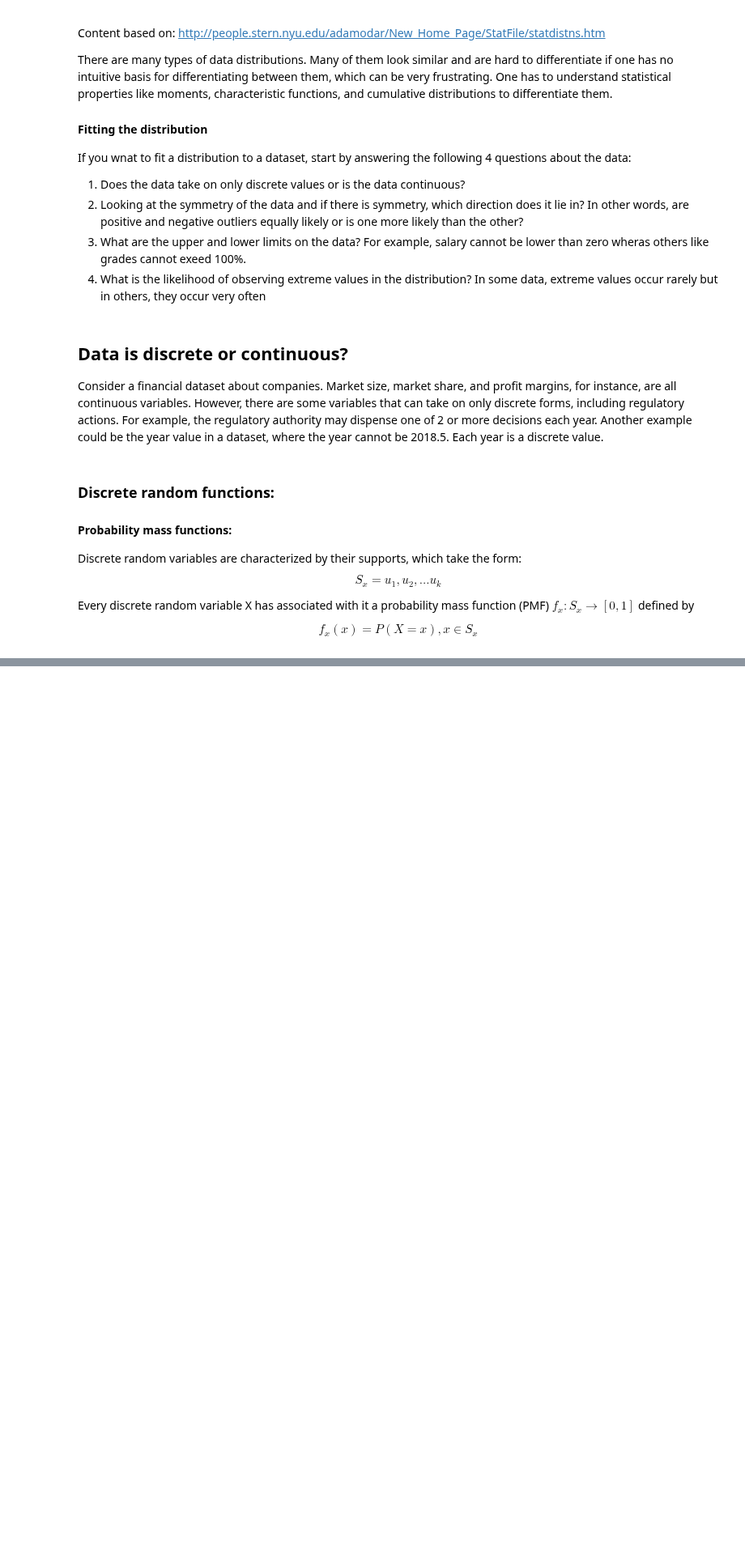
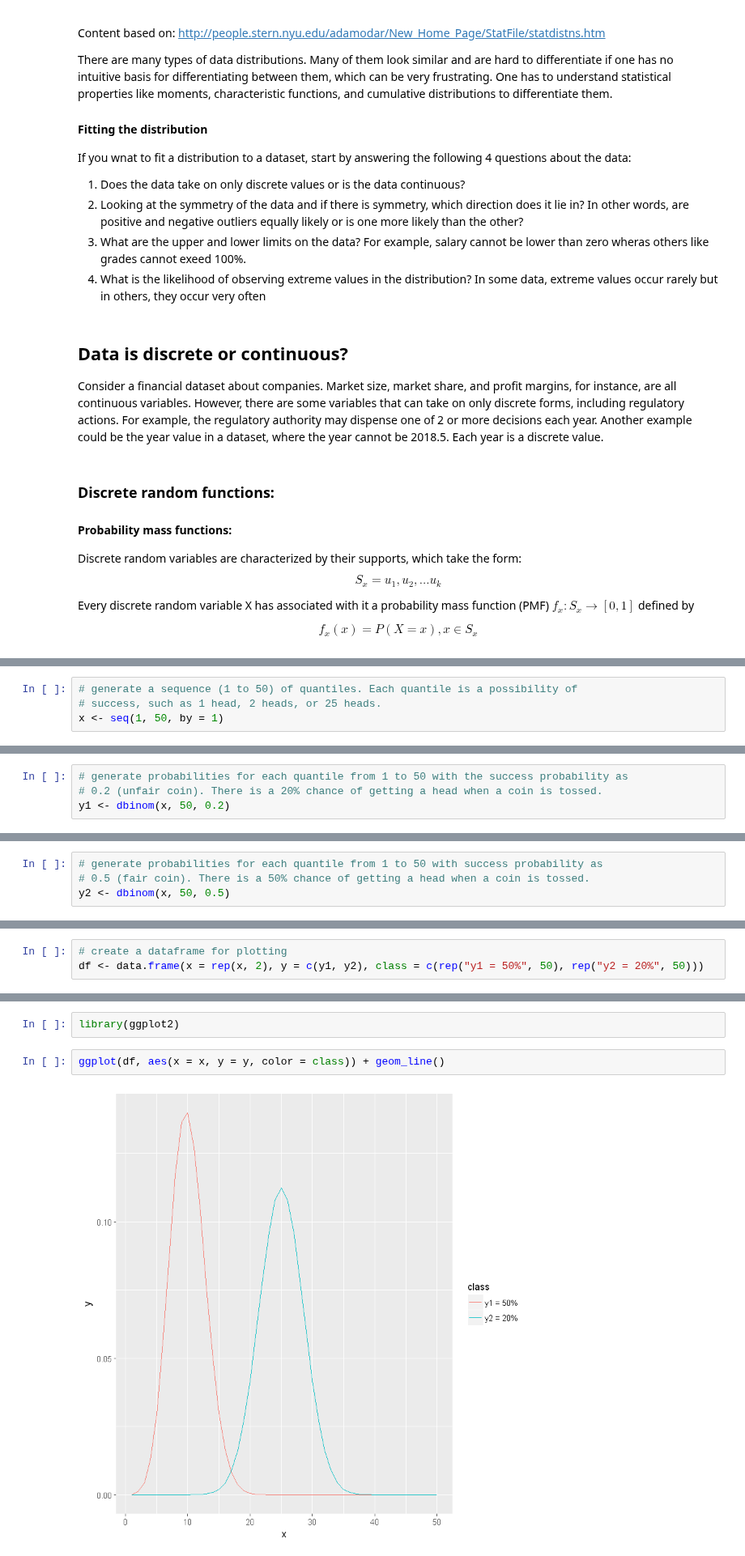
Before and after one commit to iamjz/R-Data, a Jupyter notebook: DiscreteDistributions.ipynb, the cells around one changed output, grey strips where cells are left out. Shown at 81% size. Saved outputs shown, nothing was run; the diff lists cells and outputs as text; blank space fills up the shorter version.

```diff
--- a/DiscreteDistributions.ipynb
+++ b/DiscreteDistributions.ipynb
@@ -29,0 +38,4 @@ $$f_x(x) = P(X = x), x \in S_x$$
+# %%
+# generate a sequence (1 to 50) of quantiles. Each quantile is a possibility of
+# success, such as 1 head, 2 heads, or 25 heads.
+x <- seq(1, 50, by = 1)
@@ -29,0 +47,4 @@ $$f_x(x) = P(X = x), x \in S_x$$
+# %%
+# generate probabilities for each quantile from 1 to 50 with the success probability as
+# 0.2 (unfair coin). There is a 20% chance of getting a head when a coin is tossed.
+y1 <- dbinom(x, 50, 0.2)
@@ -29,0 +64,4 @@ $$f_x(x) = P(X = x), x \in S_x$$
+# %%
+# generate probabilities for each quantile from 1 to 50 with success probability as
+# 0.5 (fair coin). There is a 50% chance of getting a head when a coin is tossed.
+y2 <- dbinom(x, 50, 0.5)
@@ -29,0 +102,3 @@ $$f_x(x) = P(X = x), x \in S_x$$
+# %%
+# create a dataframe for plotting
+df <- data.frame(x = rep(x, 2), y = c(y1, y2), class = c(rep("y1 = 50%", 50), rep("y2 = 20%", 50)))
@@ -29,0 +115,6 @@ $$f_x(x) = P(X = x), x \in S_x$$
+# %%
+library(ggplot2)
+# %%
+ggplot(df, aes(x = x, y = y, color = class)) + geom_line()
+# %% [output]
+[figure, added]
```
Also changed, not shown: parts of 30 cells of this notebook, 1 other file.
